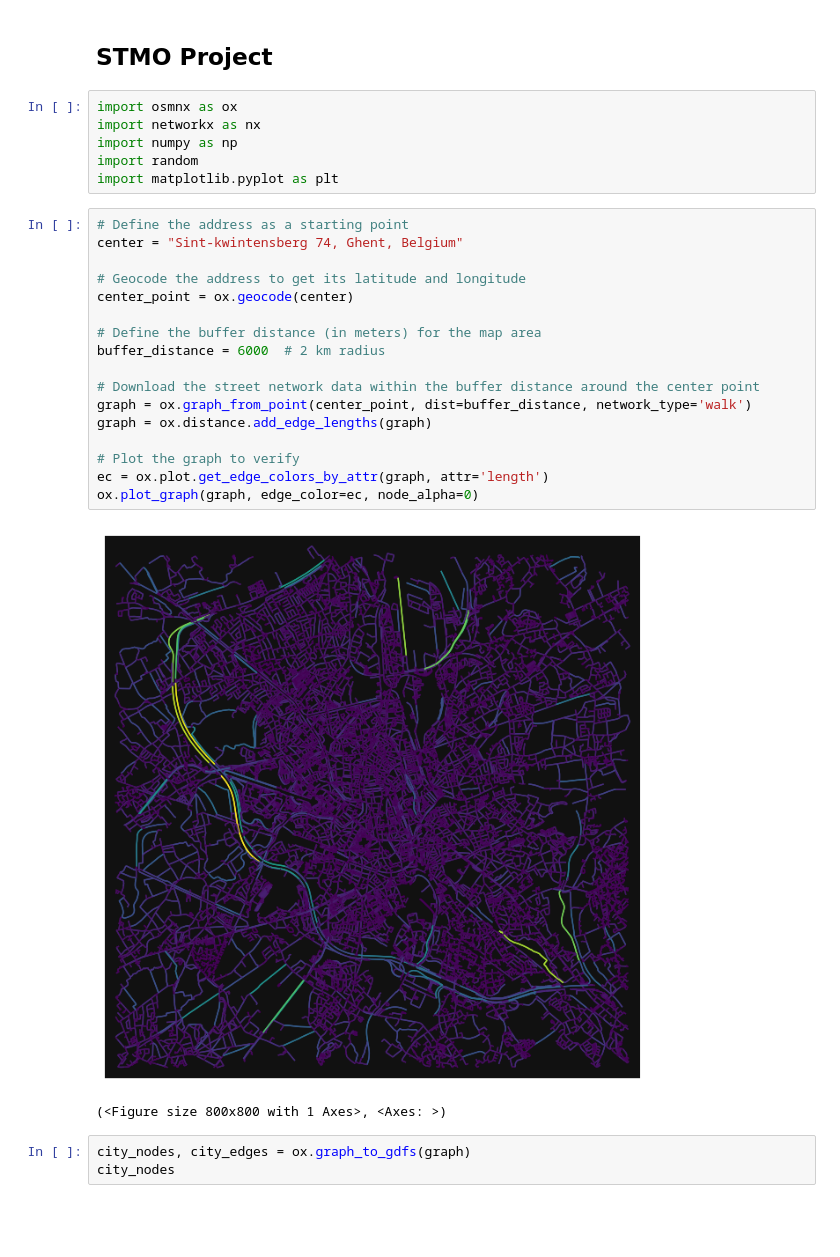
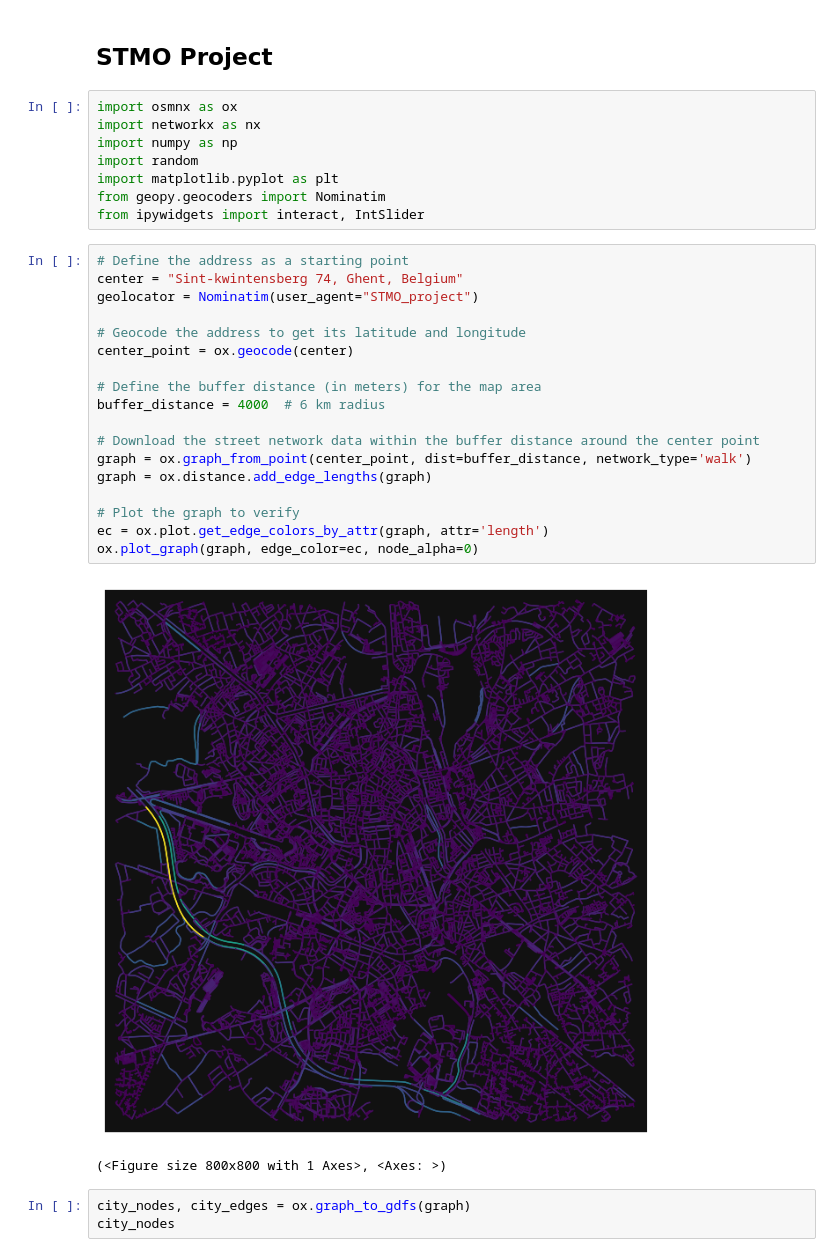
Before and after one commit to robbefonteyn/PathFindR-Ghent, a Jupyter notebook: running_route.ipynb, the cells around one changed output. Drawn from its saved outputs; the diff is of its cells as text; blank space fills up the shorter version.

```diff
--- a/running_route.ipynb
+++ b/running_route.ipynb
@@ -6,25 +6,28 @@ import networkx as nx
 import numpy as np
 import random
 import matplotlib.pyplot as plt
+from geopy.geocoders import Nominatim
+from ipywidgets import interact, IntSlider
 # %%
 # Define the address as a starting point
 center = "Sint-kwintensberg 74, Ghent, Belgium"
+geolocator = Nominatim(user_agent="STMO_project")
 
 # Geocode the address to get its latitude and longitude
 center_point = ox.geocode(center)
 
 # Define the buffer distance (in meters) for the map area
-buffer_distance = 6000  # 2 km radius
+buffer_distance = 4000  # 6 km radius
 
 # Download the street network data within the buffer distance around the center point
 graph = ox.graph_from_point(center_point, dist=buffer_distance, network_type='walk')
 graph = ox.distance.add_edge_lengths(graph)
 
 # Plot the graph to verify
 ec = ox.plot.get_edge_colors_by_attr(graph, attr='length')
 ox.plot_graph(graph, edge_color=ec, node_alpha=0)
 # %% [output]
-[figure, old version]
+[figure, new version]
 (<Figure size 800x800 with 1 Axes>, <Axes: >)
 # %%
 city_nodes, city_edges = ox.graph_to_gdfs(graph)
```
Also changed, not shown: parts of 23 cells of this notebook.
